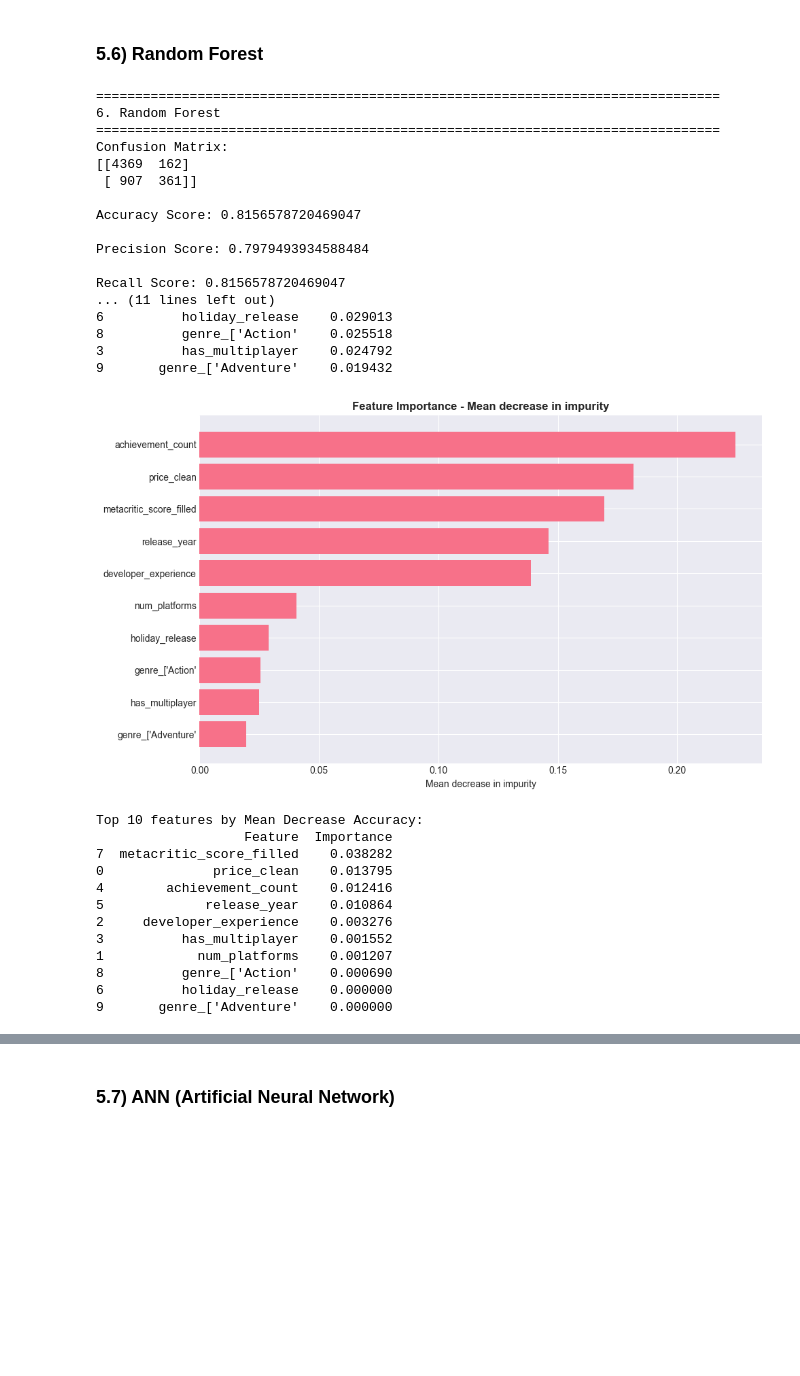
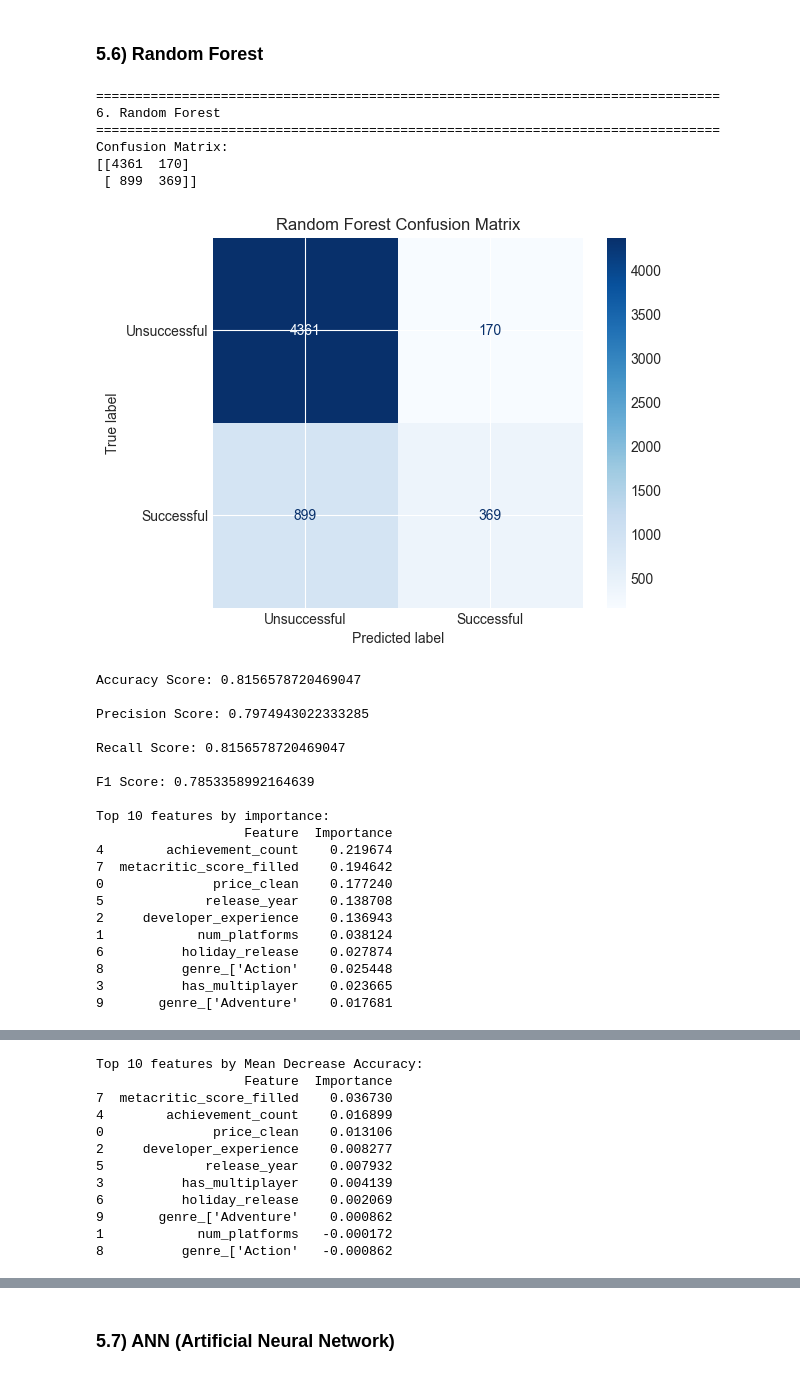
Before and after one commit to Ayan-Mahmood/DataMining_SteamGameSuccess, a Jupyter notebook: finalproject/final_streamlined.ipynb, the cells around one changed output, grey strips where cells are left out. Drawn from its saved outputs; the diff is of its cells as text; code cells hidden in the pictures; blank space fills up the shorter version.

```diff
--- a/finalproject/final_streamlined.ipynb
+++ b/finalproject/final_streamlined.ipynb
@@ -682,7 +697,7 @@ print("6. Random Forest")
 print("="*80)
 
 # Create and train Random Forest model
-rf_model = RandomForestClassifier(n_estimators=100, criterion='entropy',
+rf_model = RandomForestClassifier(n_estimators=100, criterion='gini',
                                   random_state=42, max_depth=15)
 rf_model.fit(X_train_scaled, y_train)
 
@@ -692,6 +707,9 @@ y_pred_rf = rf_model.predict(X_test_scaled)
 # Evaluate
 print('Confusion Matrix:')
 print(confusion_matrix(y_test, y_pred_rf))
+ConfusionMatrixDisplay.from_predictions(y_test, y_pred_rf, display_labels=['Unsuccessful', 'Successful'], cmap='Blues')
+plt.title('Random Forest Confusion Matrix')
+plt.show()
 print('\nAccuracy Score:', accuracy_score(y_test, y_pred_rf))
 print('\nPrecision Score:', precision_score(y_test, y_pred_rf, average='weighted'))
 print('\nRecall Score:', recall_score(y_test, y_pred_rf, average='weighted'))
@@ -713,8 +731,8 @@ plt.figure(figsize=(10, 6))
 top_features = feature_imp_df.head(15)
 plt.barh(range(len(top_features)), top_features['Importance'], align='center')
 plt.yticks(range(len(top_features)), top_features['Feature'])
-plt.xlabel('Mean decrease in impurity')
-plt.title('Feature Importance - Mean decrease in impurity', fontsize=12, fontweight='bold')
+plt.xlabel('GINI (Mean decrease in impurity)')
+plt.title('Feature Importance - GINI (Mean decrease in impurity)', fontsize=12, fontweight='bold')
 plt.gca().invert_yaxis()
 plt.tight_layout()
 plt.show()
@@ -735,56 +753,53 @@ feature_importance_mda_df = pd.DataFrame({
     'Importance': feature_importances_mda
 }).sort_values('Importance', ascending=False)
 
 print(f"\nTop 10 features by Mean Decrease Accuracy:")
 print(feature_importance_mda_df.head(10))
 
 # Plot MDA
 plt.figure(figsize=(10, 6))
 top_features_mda = feature_importance_mda_df.head(15)
 plt.barh(range(len(top_features_mda)), top_features_mda['Importance'], align='center', color='green')
 plt.yticks(range(len(top_features_mda)), top_features_mda['Feature'])
 plt.xlabel('Mean Decrease Accuracy')
 plt.title('Feature Importance - Mean Decrease Accuracy', fontsize=12, fontweight='bold')
 plt.gca().invert_yaxis()
 plt.tight_layout()
 plt.show()
 
 # Visualize a single tree from the forest
 single_tree = rf_model.estimators_[0]
 plt.figure(figsize=(20, 10), dpi=100)
 plot_tree(single_tree, max_depth=3, fontsize=10, filled=True,
           feature_names=X_train_scaled.columns, class_names=['Unsuccessful', 'Successful'])
 plt.title('Single Tree from Random Forest (Depth=3)', fontsize=14, fontweight='bold')
 plt.tight_layout()
 plt.show()
 # %% [output]
 ================================================================================
 6. Random Forest
 ================================================================================
 Confusion Matrix:
-[[4369  162]
- [ 907  361]]
-
-Accuracy Score: 0.8156578720469047
-
-Precision Score: 0.7979493934588484
-
-Recall Score: 0.8156578720469047
-... (11 lines left out)
-6          holiday_release    0.029013
-8          genre_['Action'    0.025518
-3          has_multiplayer    0.024792
-9       genre_['Adventure'    0.019432
+[[4361  170]
+ [ 899  369]]
-[figure, old version]
+[figure, new version]
-Top 10 features by Mean Decrease Accuracy:
+Accuracy Score: 0.8156578720469047
+
+Precision Score: 0.7974943022333285
+
+Recall Score: 0.8156578720469047
+
+F1 Score: 0.7853358992164639
+
+Top 10 features by importance:
                    Feature  Importance
-7  metacritic_score_filled    0.038282
-0              price_clean    0.013795
-4        achievement_count    0.012416
-5             release_year    0.010864
-2     developer_experience    0.003276
-3          has_multiplayer    0.001552
-1            num_platforms    0.001207
-8          genre_['Action'    0.000690
-6          holiday_release    0.000000
-9       genre_['Adventure'    0.000000
+4        achievement_count    0.219674
+7  metacritic_score_filled    0.194642
+0              price_clean    0.177240
+5             release_year    0.138708
+2     developer_experience    0.136943
+1            num_platforms    0.038124
+6          holiday_release    0.027874
+8          genre_['Action'    0.025448
+3          has_multiplayer    0.023665
+9       genre_['Adventure'    0.017681
@@ -791,0 +807,12 @@ Top 10 features by Mean Decrease Accuracy:
+Top 10 features by Mean Decrease Accuracy:
+                   Feature  Importance
+7  metacritic_score_filled    0.036730
+4        achievement_count    0.016899
+0              price_clean    0.013106
+2     developer_experience    0.008277
+5             release_year    0.007932
+3          has_multiplayer    0.004139
+6          holiday_release    0.002069
+9       genre_['Adventure'    0.000862
+1            num_platforms   -0.000172
+8          genre_['Action'   -0.000862
```
Also changed, not shown: parts of 10 cells of this notebook.
